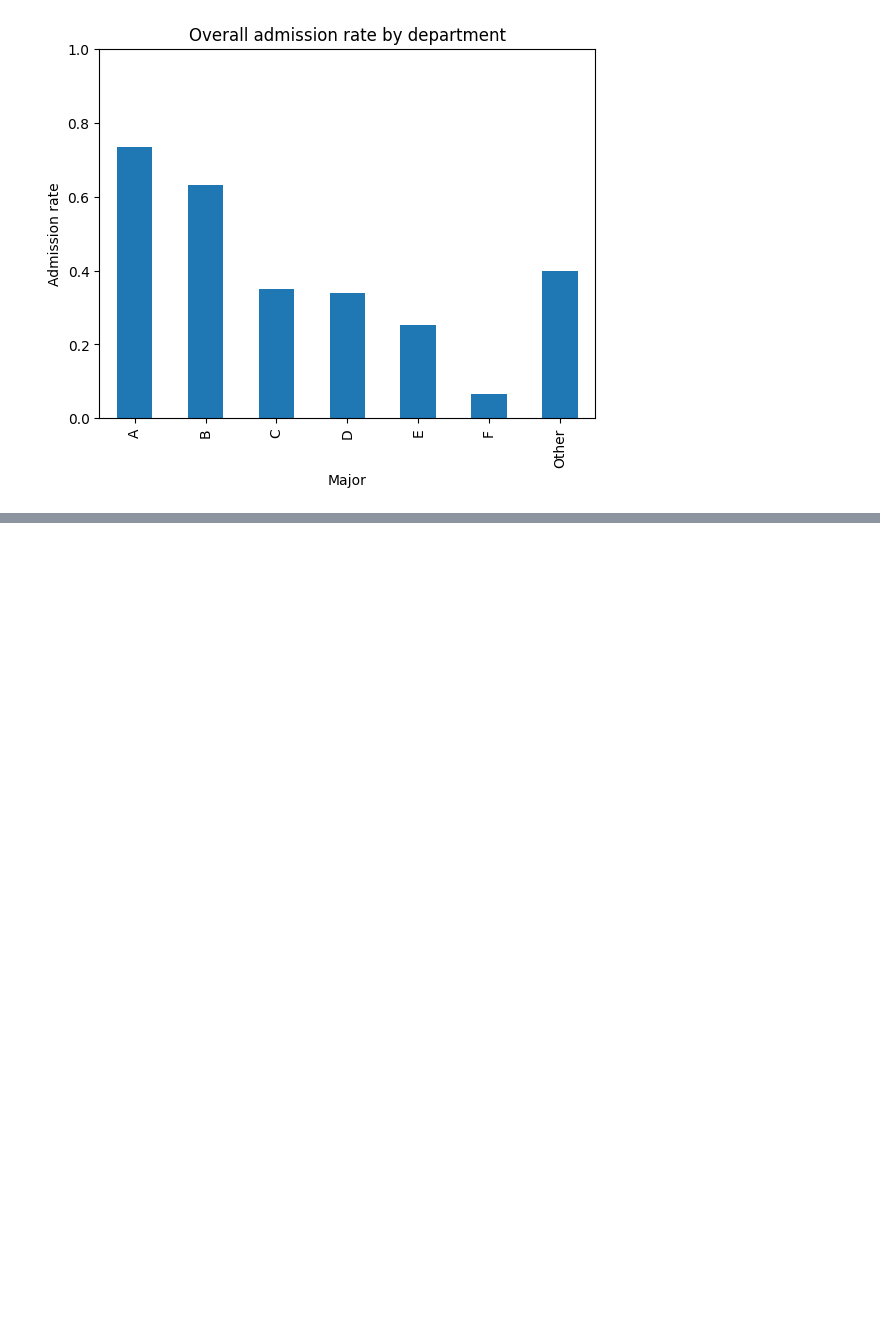
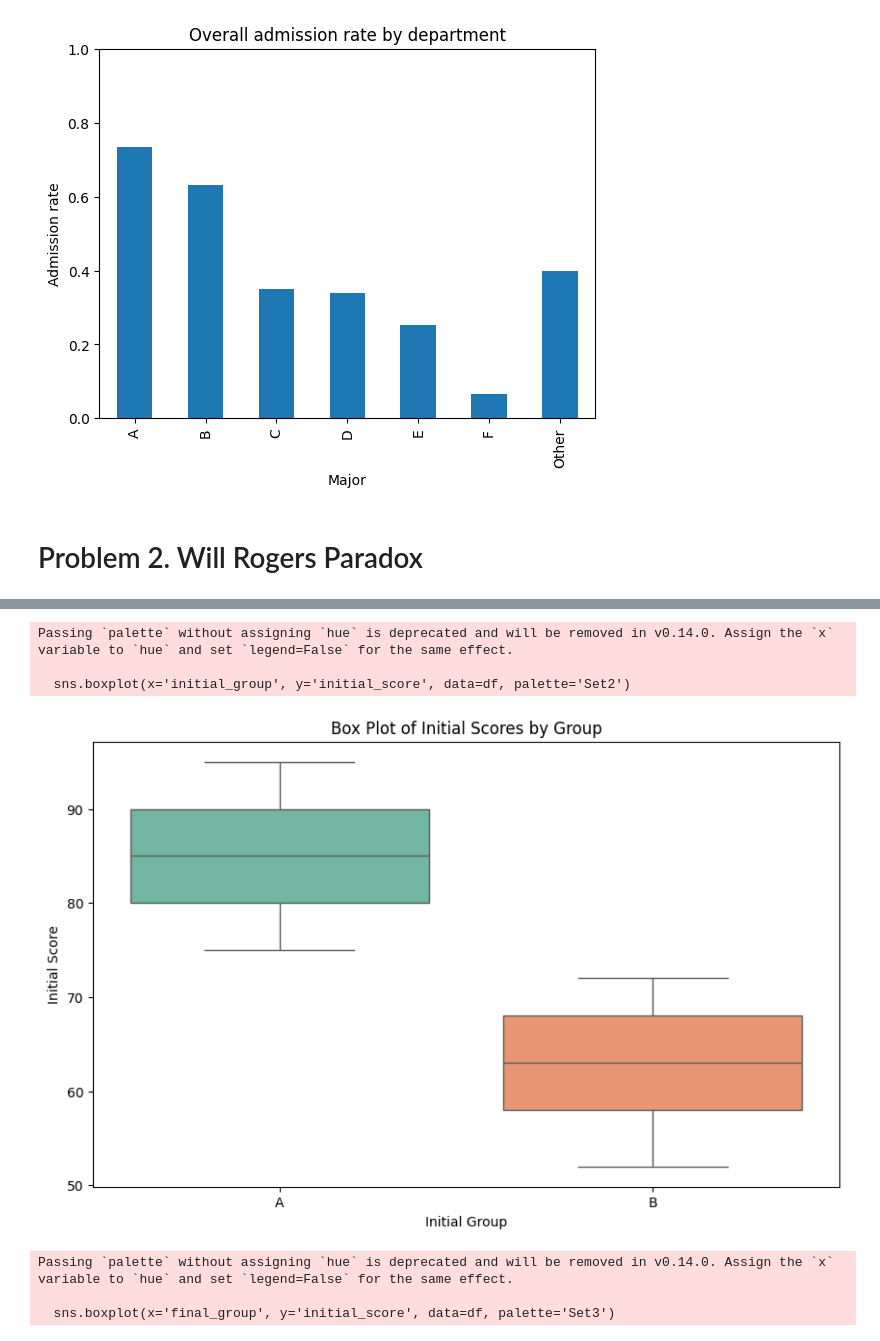
Before and after one commit to ykertytsky/ucu-econometrics, a Jupyter notebook: seminar_2/seminar_2.ipynb, the cells around one changed output, grey strips where cells are left out. Saved outputs shown, nothing was run; the diff lists cells and outputs as text; code cells hidden in the pictures; blank space fills up the shorter version.

```diff
--- a/seminar_2/seminar_2.ipynb
+++ b/seminar_2/seminar_2.ipynb
@@ -95,3 +91,73 @@ plt.ylim(0, 1)
 plt.show()
 # %% [output]
 [figure]
+# %% [markdown]
+# Problem 2. Will Rogers Paradox
+# %%
+df = pd.read_csv('data/will_rogers_paradox.csv')
+
+# Task 1. Calculate Initial Statistics
+print('Mean score for all students = ', df['initial_score'].mean().round(3))
+print('Mean score for group A = ', df.loc[df['initial_group'] == 'A', 'initial_score'].mean().round(3))
+print('Mean score for group B = ', df.loc[df['initial_group'] == 'B', 'initial_score'].mean().round(3))
+
+
+# Task 2. Calculate Final Statistics
+print('Mean final score for group A = ', df.loc[df['final_group'] == 'A', 'initial_score'].mean().round(3))
+print('Mean final score for group B = ', df.loc[df['final_group'] == 'B', 'initial_score'].mean().round(3))
+
+# Task 3. Comparison Table
+comparison = pd.DataFrame({
+    'Initial Mean': [
+        df['initial_score'].mean().round(3),
+        df.loc[df['initial_group'] == 'A', 'initial_score'].mean().round(3),
+        df.loc[df['initial_group'] == 'B', 'initial_score'].mean().round(3)
+    ],
+    'Final Mean': [
+        df['initial_score'].mean().round(3),
+        df.loc[df['final_group'] == 'A', 'initial_score'].mean().round(3),
+        df.loc[df['final_group'] == 'B', 'initial_score'].mean().round(3)
+    ]
+}, index=['Overall', 'Group A', 'Group B'])
+print('\nComparison of Initial and Final Mean Scores:')
+print(comparison)
+
+# Task 4. Answer following Questions:
+# Which students changed groups?
+changed_groups = df[df['initial_group'] != df['final_group']]
+print('\nStudents who changed groups:')
+print(changed_groups)
+
+# Did Group A average improve after the reassignment?
+group_a_improved = df.loc[df['final_group'] == 'A', 'initial_score'].mean() > df.loc[df['initial_group'] == 'A', 'initial_score'].mean()
+print('\nDid Group A average improve after reassignment?', group_a_improved)
+
+# Did Group B average improve after the reassignment?
+group_b_improved = df.loc[df['final_group'] == 'B', 'initial_score'].mean() > df.loc[df['initial_group'] == 'B', 'initial_score'].mean()
+print('Did Group B average improve after reassignment?', group_b_improved)
+
+# Did overall average improve after the reassignment?
+overall_improved = df['initial_score'].mean() > df['initial_score'].mean()
+print('Did overall average improve after reassignment?', overall_improved)
+
+# Did anyone student's score change?
+print('Did any student\'s score change?', False)
+
+# How it is possible that both groups improved their average scores after reassignment, but the overall average did not change?
+print('Explanation: The reassignment of students between groups can lead to changes in group averages without affecting the overall average. This is because the overall average is a weighted average of the group averages, and the redistribution of students can increase the average of both groups while keeping the overall average constant.')
+
+# Task 5. Create Box plots for each group before and after reassignment
+plt.figure(figsize=(10, 6))
+sns.boxplot(x='initial_group', y='initial_score', data=df, palette='Set2')
+plt.title('Box Plot of Initial Scores by Group')
+plt.xlabel('Initial Group')
+plt.ylabel('Initial Score')
+plt.show()
+
+plt.figure(figsize=(10, 6))
+sns.boxplot(x='final_group', y='initial_score', data=df, palette='Set3')
+plt.title('Box Plot of Final Scores by Group')
+plt.xlabel('Final Group')
+plt.ylabel('Initial Score')
+plt.show()
+# %% [output]
@@ -97,0 +181,7 @@ plt.show()
+Passing `palette` without assigning `hue` is deprecated and will be removed in v0.14.0. Assign the `x` variable to `hue` and set `legend=False` for the same effect.
+
+  sns.boxplot(x='initial_group', y='initial_score', data=df, palette='Set2')
+[figure, added]
+Passing `palette` without assigning `hue` is deprecated and will be removed in v0.14.0. Assign the `x` variable to `hue` and set `legend=False` for the same effect.
+
+  sns.boxplot(x='final_group', y='initial_score', data=df, palette='Set3')
```
Also changed, not shown: parts of 10 cells of this notebook.
